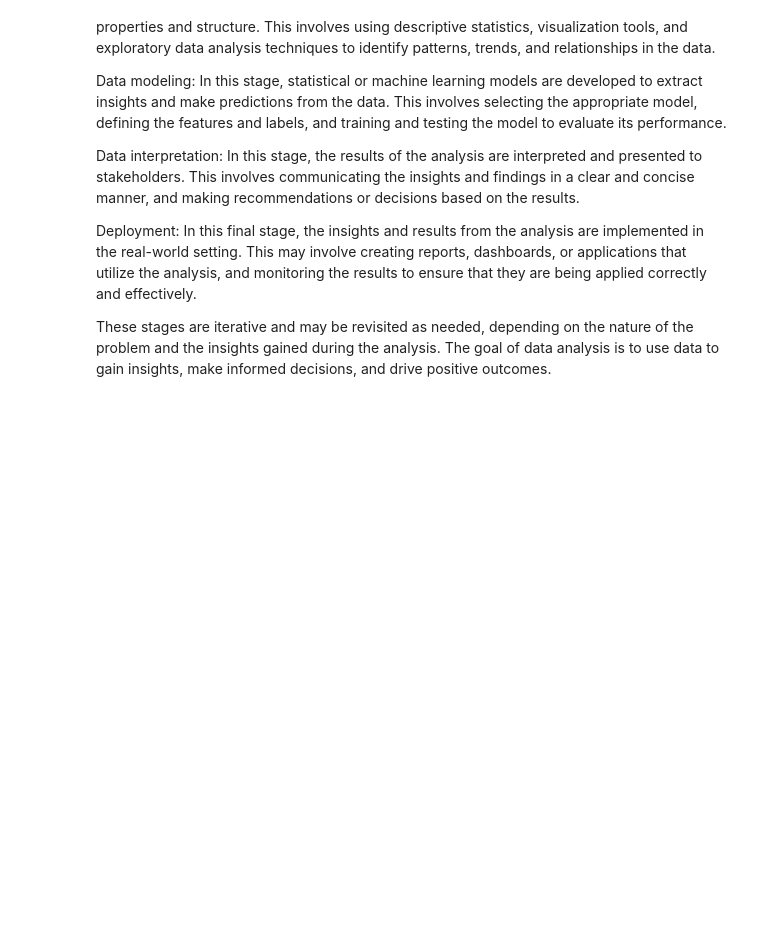
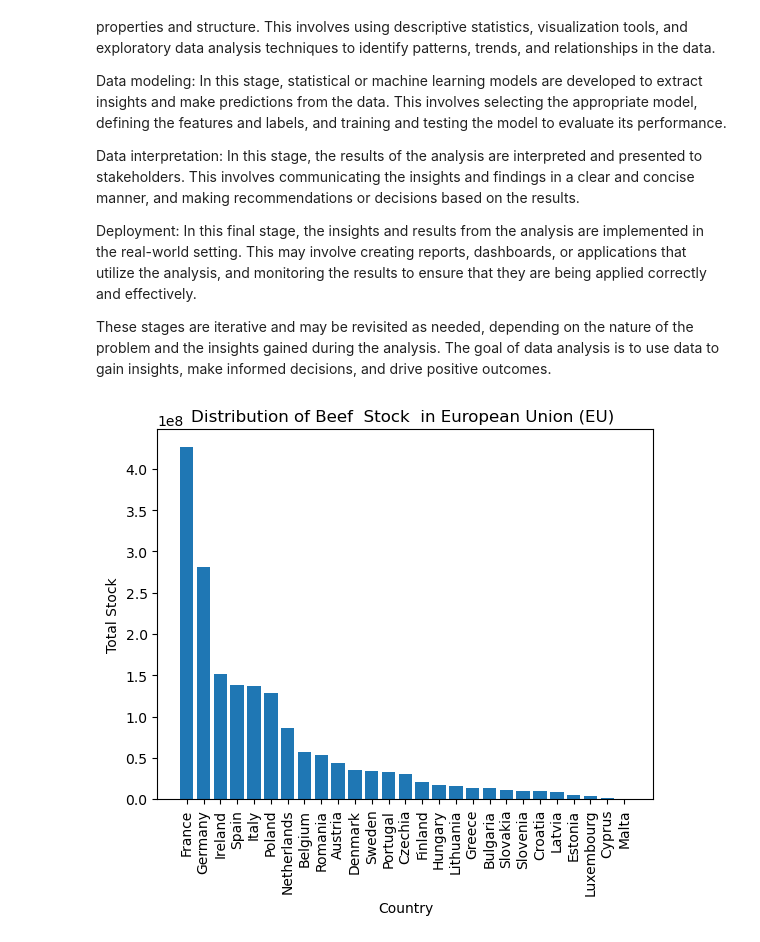
Before and after one commit to ronandownes/beef, a Jupyter notebook: 01_eda_beef.ipynb, the cells around one changed output. Drawn from its saved outputs; the diff is of its cells as text; code cells hidden in the pictures; blank space fills up the shorter version.

```diff
--- a/01_eda_beef.ipynb
+++ b/01_eda_beef.ipynb
@@ -433,3 +433,18 @@ Data interpretation: In this stage, the results of the analysis are interpreted
 Deployment: In this final stage, the insights and results from the analysis are implemented in the real-world setting. This may involve creating reports, dashboards, or applications that utilize the analysis, and monitoring the results to ensure that they are being applied correctly and effectively.
 
 These stages are iterative and may be revisited as needed, depending on the nature of the problem and the insights gained during the analysis. The goal of data analysis is to use data to gain insights, make informed decisions, and drive positive outcomes.
+# %%
+df_grouped = df.groupby('Country')['Stock'].sum().reset_index()
+df_grouped = df_grouped.sort_values(by='Stock', ascending=False).reset_index(drop=True)
+
+plt.bar(df_grouped['Country'][:len(df_grouped)], df_grouped['Stock'][:len(df_grouped)])
+
+plt.title('Distribution of Beef  Stock  in European Union (EU) ')
+plt.xlabel('Country')
+plt.ylabel('Total Stock')
+
+plt.xticks(rotation=90)  # rotate the x-axis labels by 90 degrees
+
+plt.show()
+# %% [output]
+[figure, added]
```
Also changed, not shown: parts of 1 cell of this notebook.
